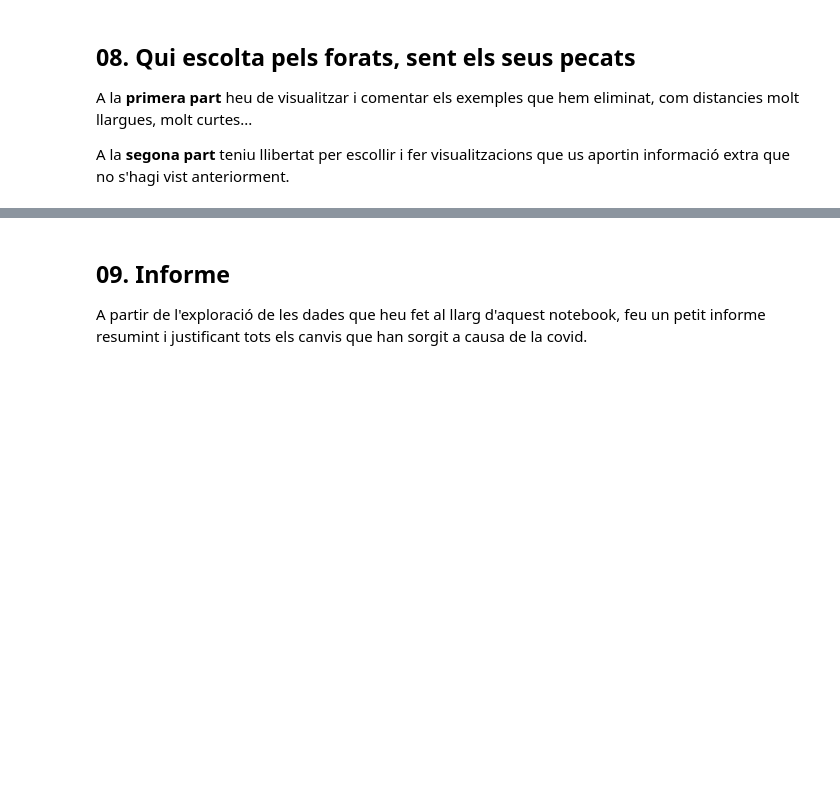
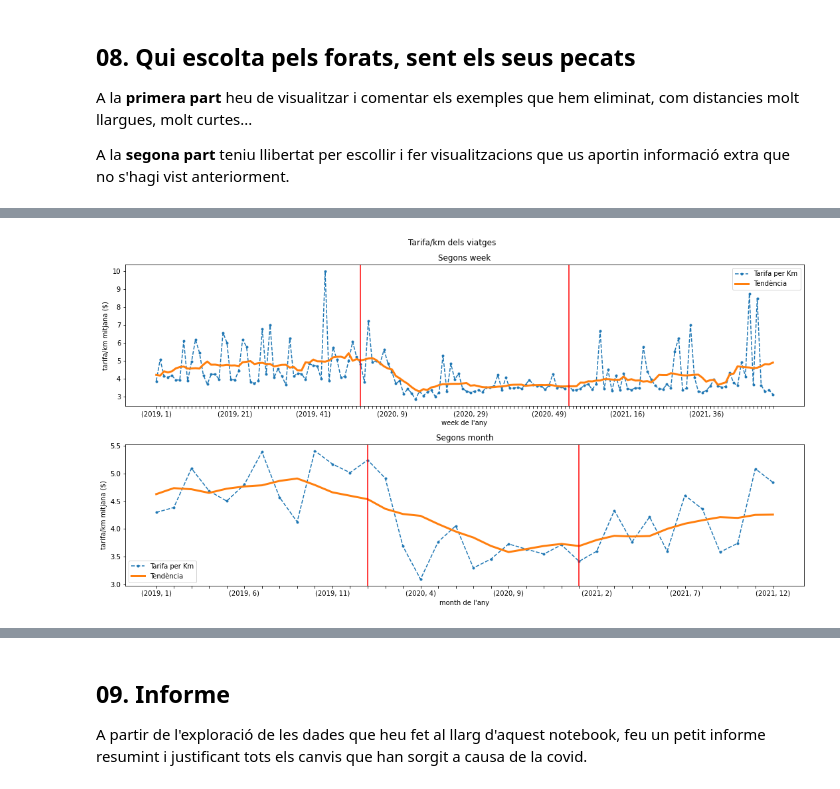
Before and after one commit to pbaldisa/TNUIP, a Jupyter notebook: AssignmentCode.ipynb, the cells around one changed output, grey strips where cells are left out. Cells and saved outputs as stored; diff of their text form; code cells hidden in the pictures; blank space fills up the shorter version.

```diff
--- a/AssignmentCode.ipynb
+++ b/AssignmentCode.ipynb
@@ -1241,0 +1241,47 @@ En aquest apartat, volem respondre si el fet de reduir el nombre de viatges que
+# %%
+def visualize_price_time_series(df, column_data, freq, legend, ylabel, title):
+    """
+    Funció que visualitza la tarifa / preu dels trajectes per km de recorregut al llarg dels 3 anys
+    """
+    #Crea els axis i la figura, i posa el títol
+    fig, ax = plt.subplots(len(freq), 1, figsize=(15,8)) #2 columnes: una per pickup i l'altra per dropoff
+    fig.suptitle(title)
+
+    #Per cada columna (3 iteracions) mostra un gràfic del nombre de viatges
+    for i in range(len(freq)):
+
+
+        #Crea una taula on calcula la tarifa/preu per km mitjana dels viatges segons l'any i l'hora de pickup
+        #Mostra el gràfic de línia amb l'estil desitjat a l'axis corresponent
+        data= df.groupby(['year', freq[i]])[column_data].mean().to_frame()
+        data.plot(kind='line', ax=ax[i], style='.--')
+
+        # Estimació de tendència a partir de "moving average"
+        trend = data.rolling(
+            window=12,       # finestra de 12 períodes. Ideal pels mesos, s'adequa bé per setmanes
+            center=True,      # posa la mitjana al centre de la finestra
+            min_periods=6,
+        ).mean()
+
+        # Grafica l'estimació
+        trend.plot(ax=ax[i], linewidth=3)
+
+        #Estableix la llegenda i les etiquetes dels eixos
+        ax[i].legend([legend, 'Tendència'])
+        f = freq[i].split('_')[-1]
+        ax[i].set(xlabel=f"{f} de l'any", ylabel=ylabel, title=f"Segons {f}")
+
+        #Marca l'inici dels anys per fer més entenedora la sèrie
+        ax[i].axvline(data.index.get_loc((2020,1)), color='red')
+        ax[i].axvline(data.index.get_loc((2021,1)), color='red')
+
+        #Posa un tick cada setmana/mes per facilitar la lectura
+        ax[i].set_xticks(list(range(len(data.index))))
+
+    #Fa el layout estret
+    plt.tight_layout()
+# %%
+visualize_price_time_series(df, 'fare_km', freq = ['pickup_week', 'pickup_month'], legend="Tarifa per Km",
+                    ylabel = 'tarifa/km mitjana ($)', title = 'Tarifa/km dels viatges')
+# %% [output]
+[figure, added]
```
Also changed, not shown: parts of 66 cells of this notebook.
